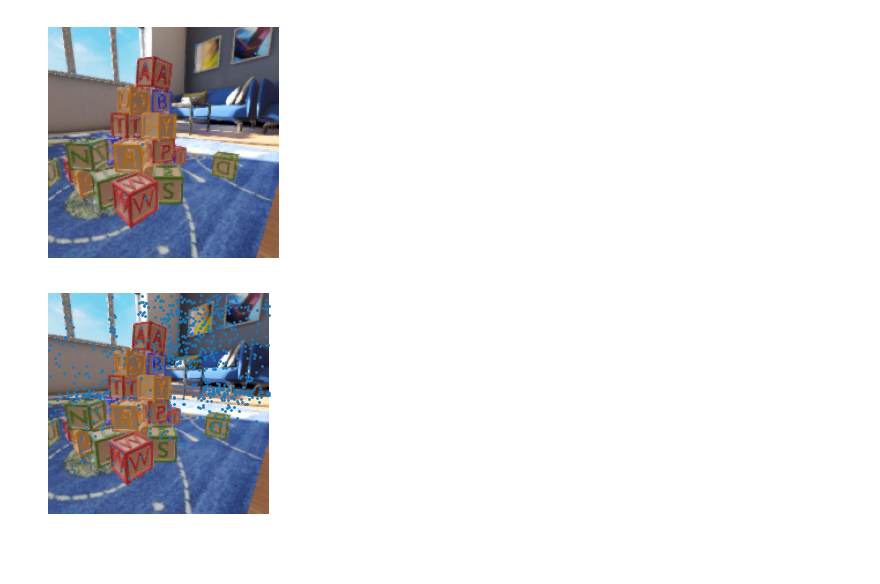
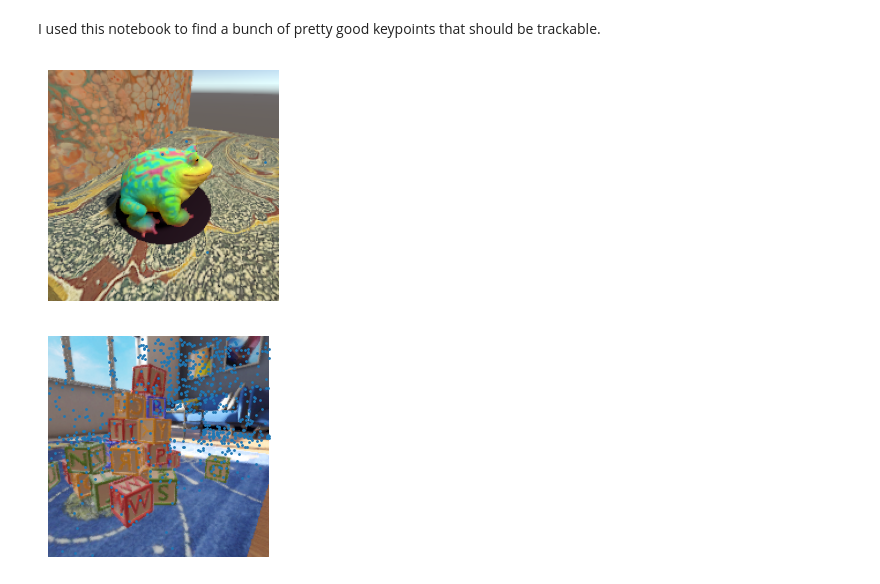
Before and after one commit to probcomp/b3d, a Jupyter notebook: notebooks/gm/02_data_sorting.ipynb, the cells around one changed output. Saved outputs shown, nothing was run; the diff lists cells and outputs as text; code cells hidden in the pictures; blank space fills up the shorter version.

```diff
--- a/notebooks/gm/02_data_sorting.ipynb
+++ b/notebooks/gm/02_data_sorting.ipynb
@@ -1,6 +1,8 @@
 # %%
 %load_ext autoreload
 %autoreload 2
+# %% [markdown]
+I used this notebook to find a bunch of pretty good keypoints that should be trackable.
 # %%
 import b3d
 import matplotlib.pyplot as plt
@@ -13,29 +15,34 @@ sys.path.append(str(b3d.get_root_path()))
 # %%
 good_keypoint_specs = [
     {
         "file": "pan_through_plantroom.npz",
         "time0": 10,
         "good_keypoint_indices": [68, 84, 89, 213, 515, 682]
     },
     {
         "file": "pan_around_blocks.npz",
         "time0": 30,
         "good_keypoint_indices": [6, 7, 16, 58, 82, 91, 101, 188, 652, 675, 695]
+    },
+    {
+        "file": "pan_around_frog.npz",
+        "time0": 30,
+        "good_keypoint_indices": [20, 50, 150, 200, 500, 520]
     }
 ]
 
 def load_ftd_with_good_keypoint_track(d):
     ftd_full = b3d.io.FeatureTrackData.load(b3d.get_assets_path() / 'mydata' / d['file'])
     return (
         ftd_full
         .slice_time(d["time0"])
         .remove_points_invisible_at_frame0()
         .slice_keypoints(jnp.array([d["good_keypoint_indices"]]))
     )
 
-load_ftd_with_good_keypoint_track(good_keypoint_specs[1]).quick_plot(t=0, downsize=1)
+load_ftd_with_good_keypoint_track(good_keypoint_specs[2]).quick_plot(t=0, downsize=1)
 # %% [output]
-[figure, old version]
+[figure, new version]
 # %%
 ftd = b3d.io.FeatureTrackData.load(b3d.get_assets_path() / 'mydata' / "pan_around_blocks.npz")
 ftd.quick_plot(t=30, downsize=1)
```
